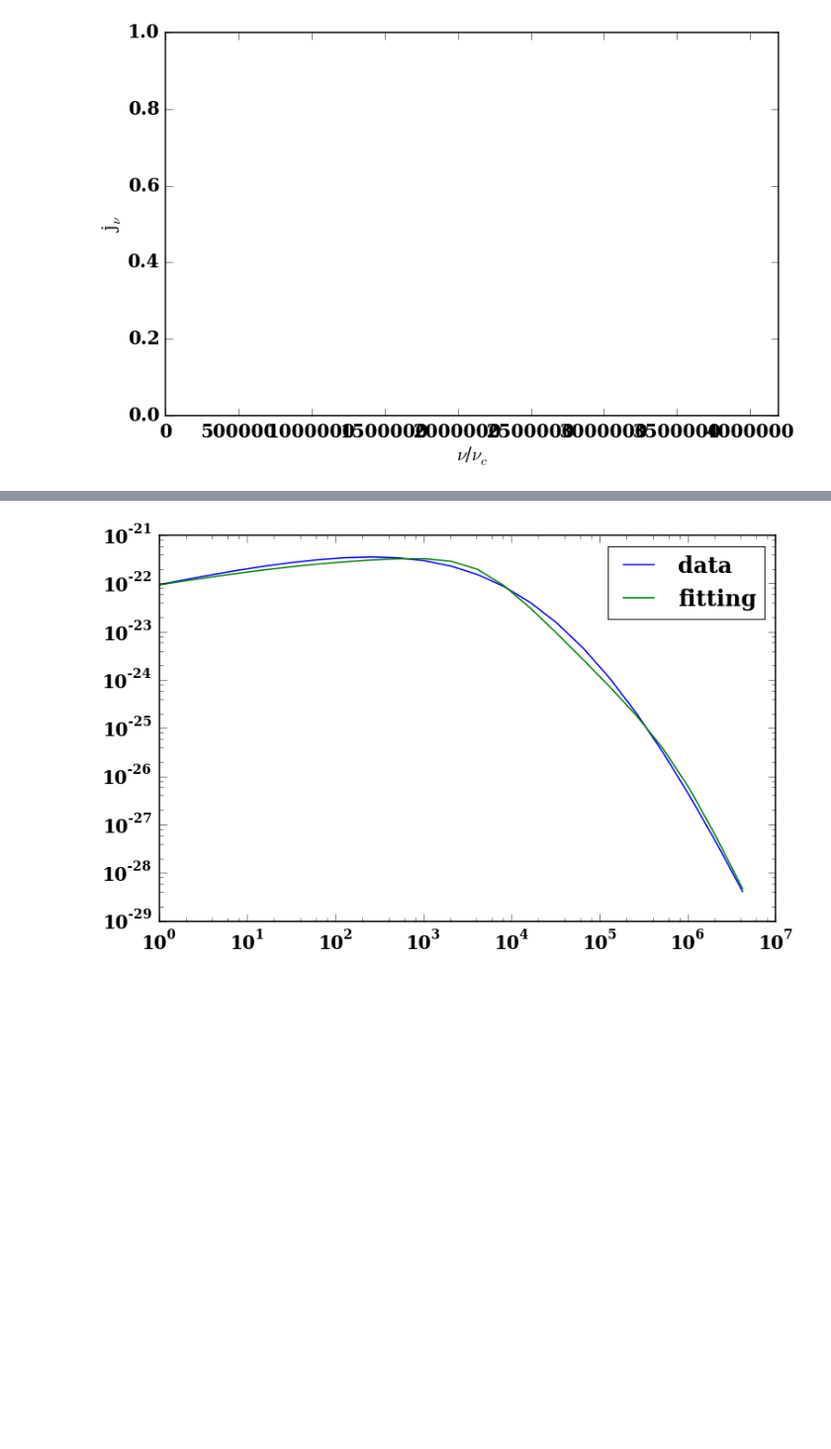
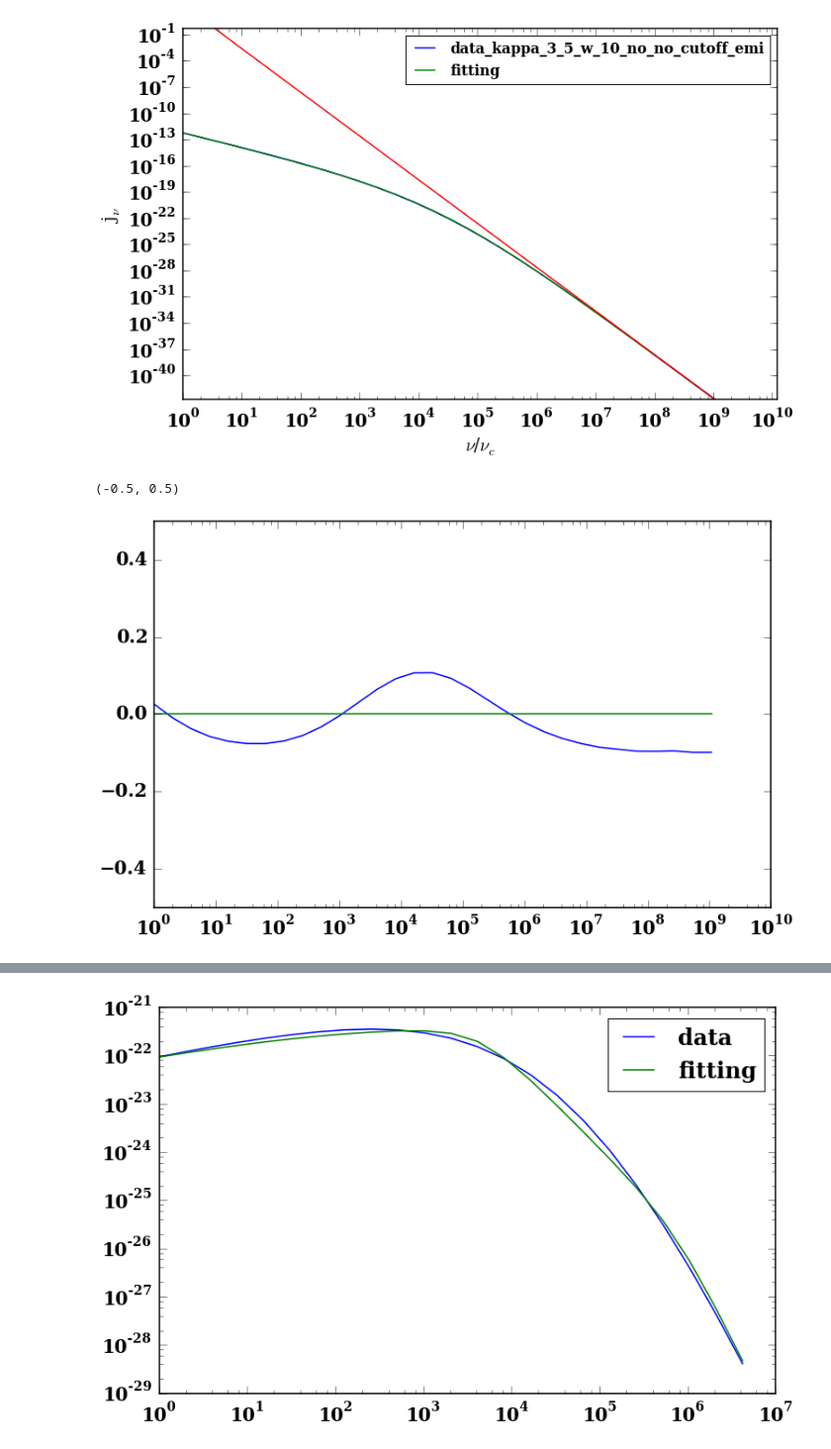
Before and after one commit to ZhaoweiZ/kappa_summer, a Jupyter notebook: finding_beautiful_formula.ipynb, the cells around one changed output, grey strips where cells are left out. Shown at 99% size. Cells and saved outputs as stored; diff of their text form; code cells hidden in the pictures; blank space fills up the shorter version.

```diff
--- a/finding_beautiful_formula.ipynb
+++ b/finding_beautiful_formula.ipynb
@@ -70,7 +70,7 @@ T_e = m * c**2 * theta_e / k
 #variables to be set (frequency, observer angle, width of delta function, electron number density,
 # sum index n)
 
-kappa = 10.
+kappa = 7.
 theta = np.pi/3.
 epsilon = 0.01
 n_e = 1.
@@ -144,7 +144,7 @@ def fit(nuratio):
     term1 = e**2. * 2.**(-kappa-5./2.) * (kappa-2.) * (kappa-1.) * kappa
     term2 = (np.pi/3.)**(1./2.-kappa/2.) * n_e * nu * (kappa*w)**(kappa-2.)
     term3 = np.sqrt((c*m*nu)/(np.sin(theta)*B*e))
-    term4 = ((B*e*np.sin(theta))/(c*m*nu))**((kappa+1.)/2.)
+    term4 = ((B*e*ndata_kappa_6_C_theta_10_no_cutoff_w_10_anup.sin(theta))/(c*m*nu))**((kappa+1.)/2.)
     term5 = (special.gamma((kappa-1.)/2. - special.gammainc((kappa-1.)/2., (4.*c*m*nu*np.pi)/(np.sin(theta)*3.*B*e))))
     ans = (term1*term2*term3*term4*term5)/c
     return ans
@@ -205,6 +205,7 @@ def anu_high(nuratio):
 
     nu = nuratio * nu_c
 
+    term0 = (3.04300859/kappa)**(4.74021557) + 0.60337814
     term1 = 1./(3. * B * (2. + kappa))
     term2 = 2.**((-1./2.) - kappa) * e * (- 2. + kappa ) * (-1. + kappa) * kappa
     term3 = n_e**2 * np.pi**(1. - kappa) * (kappa * w)**(-2. + kappa)
@@ -214,11 +215,10 @@ def anu_high(nuratio):
     term7 = special.gammainc(1. + kappa/2., 2. * c * m * nu * np.pi / (B * e * np.sin(theta)))
     term8 = (B * e * np.sin(theta)/(c * m * nu))**((3. + kappa)/2.)
 
-    f = term1 * term2 * term3 * term4 * (term5 - term6 * term7) * term8
+    f = term0 * term1 * term2 * term3 * term4 * (term5 - term6 * term7) * term8
 
     return f
 # %%
-
 #............................................emissivity......................................................#
 
 #.......................with cutoff.........................................................................#
@@ -367,13 +367,14 @@ data_thermal_python = np.loadtxt('/home/zhaowei/Documents/synchrotron_calculator
 def total_fitting(x):
     term1 = kappa_low(x)
     term2 = kappa_high(x)
-    a = 3. * kappa**(- 3./2.)
+    a = 3. * kappa**(-3./2.)
 #    f_mix = 1./(1./term1 + 1./term2)
 #    f_mix2= np.sqrt(1./((1./term1)**2 + (1./term2)**2))
     f_mix3= (1./((1./term1)**(a) + (1./term2)**(a)))**(1./a)
 #    f_mix4= (1./((1./(1.4 * term1))**(2./3.) + (1./( 1.2 * term2))**(2./3.)))**(3./2.)
 #    f_mix5= (1./((1./term1)**(4./5.) + (1./term2)**(4./5.)))**(5./4.)
 #    f_mix6= (1./((1./(1 * term1))**(2./3.) + (1./( term2))**(2./3.)))**(3./2.)
+
     return f_mix3
 
 
@@ -384,10 +385,7 @@ def total_fitting(x):
 def total_fitting_anu(x):
     term1 =  (1./(np.pi**4.))*(m*c)*anu_low(x)
     term2 = anu_high(x)
-    aa = -7.7516
-    ab = 3.64007
-    ac = 0.692185
-    a = (aa + ab*kappa)**(-ac)
+    a = (-1.74837507 + 1.57959943*kappa)**(- 0.86185468)
     f = (1./((1./term1)**(a) + (1./term2)**(a)))**(1./a)
     return f
 
@@ -395,9 +393,10 @@ def total_fitting_anu(x):
 #..................................................fitting function....................................#
 
 
+x_33 = data_kappa_7_C_theta_10_no_cutoff_w_10_anu[:,0]
+y_33 = data_kappa_7_C_theta_10_no_cutoff_w_10_anu[:,1]
 
-
-x = np.arange(0, 1.677722e+07, 1)
+#x = np.arange(0, 1.677722e+07, 1)
 
 
 #................................................plot data...............................................#
@@ -418,7 +417,7 @@ x = np.arange(0, 1.677722e+07, 1)
 #pl.loglog(data_kappa_3_5_C_theta_10_no_cutoff_w_8[:,0], data_kappa_3_5_C_theta_10_no_cutoff_w_8[:, 1], label = 'kappa_3.5_theta_10_no_cutoff_w_8')
 #pl.loglog(data_kappa_3_5_C_theta_10_no_cutoff_w_6[:,0], data_kappa_3_5_C_theta_10_no_cutoff_w_6[:, 1], label = 'kappa_3.5_theta_10_no_cutoff_w_6')
 #pl.loglog(data_kappa_3_5_C_theta_10_no_cutoff_w_4[:,0], data_kappa_3_5_C_theta_10_no_cutoff_w_4[:, 1], label = 'kappa_3.5_theta_10_no_cutoff_w_4')
-#pl.loglog(data_kappa_3_5_C_theta_10_no_cutoff_w_3[:,0], data_kappa_3_5_C_theta_10_no_cutoff_w_3[:, 1], label = 'kappa_3.5_theta_10_no_cutoff_w_3')
+#pl.loglog(data_kappa_3_5_C_thet-1.74837507,  1.57959943,  0.86185468-1.74837507,  1.57959943,  0.86185468-1.74837507,  1.57959943,  0.86185468a_10_no_cutoff_w_3[:,0], data_kappa_3_5_C_theta_10_no_cutoff_w_3[:, 1], label = 'kappa_3.5_theta_10_no_cutoff_w_3')
 #pl.loglog(data_kappa_5_C_theta_10_no_cutoff_w_10[:,0], data_kappa_5_C_theta_10_no_cutoff_w_10[:, 1], label = 'kappa_5_theta_10_no_cutoff_w_10')
 #pl.loglog(data_kappa_5_C_theta_10_no_cutoff_w_8[:,0], data_kappa_5_C_theta_10_no_cutoff_w_8[:, 1], label = 'kappa_5_theta_10_no_cutoff_w_8')
 
@@ -429,13 +428,13 @@ x = np.arange(0, 1.677722e+07, 1)
 
 #pl.loglog(data_kappa_3_5_C_theta_10_no_cutoff_w_6_anu[:, 0], data_kappa_3_5_C_theta_10_no_cutoff_w_6_anu[:,1], label = 'kappa_3_5_6_np_cutoff_anu')
 #pl.loglog(data_kappa_5_C_thetta_10_no_cutoff_w_6_anu[:, 0], data_kappa_5_C_thetta_10_no_cutoff_w_6_anu[:,1], label = 'kappa_5_10_np_cutoff_anu')
-#pl.loglog(data_kappa_3_5_C_theta_10_no_cutoff[:,0], data_kappa_3_5_C_theta_10_no_cutoff[:,1], label = 'data_kappa_3_5_w_10_no_no_cutoff_emi')
+pl.loglog(x_33, y_33, label = 'data_kappa_3_5_w_10_no_no_cutoff_emi')
 
 #..................................plot fitting formula.................................................#
 
 #pl.loglog(data_kappa_3_5_C_theta_10_no_cutoff[:,0], emi_fitting_low_prof(data_kappa_3_5_C_theta_10_no_cutoff[:,0] * nu_c), label = 'Prof fitting low')
 #pl.loglog(data_kappa_3_5_C_theta_10_no_cutoff[:,0], emi_fitting_mid_prof(data_kappa_3_5_C_theta_10_no_cutoff[:,0] * nu_c), label = 'Prof fitting mid')
-#l.loglog(data_kappa_3_5_C_theta_10_no_cutoff[:,0], kappa_low(data_kappa_3_5_C_theta_10_no_cutoff[:,0]), label = 'Prof fitting low')
+#pl.loglog(data_kappa_3_5_C_theta_10_no_cutoff[:,0], kappa_low(data_kappa_3_5_C_theta_10_no_cutoff[:,0]), label = 'Prof fitting low')
 #pl.loglog(data_kappa_3_5_C_theta_10_no_cutoff[:,0], kappa_high(data_kappa_3_5_C_theta_10_no_cutoff[:,0]), label = 'Prof fitting low')
 #pl.loglog(data_kappa_3_5_C_theta_10_no_cutoff[:,0], emi_fitting_mis_ours_2(data_kappa_3_5_C_theta_10_no_cutoff[:,0] * nu_c), label = 'check Prof')
 #pl.loglog(data_kappa_3_5_C_theta_10_no_cutoff[:,0], fit(data_kappa_3_5_C_theta_10_no_cutoff[:,0]), label = 'check')
@@ -446,53 +445,61 @@ x = np.arange(0, 1.677722e+07, 1)
 #pl.loglog(data_kappa_3_5_C_theta_10_no_cutoff_w_10_anu[:, 0], kappa_low_anu(data_kappa_3_5_C_theta_10_no_cutoff_w_10_anu[:, 0]), label = 'fitting low frequency')
 #pl.loglog(data_kappa_3_5_C_theta_10_no_cutoff[:,0], total_fitting(data_kappa_3_5_C_theta_10_no_cutoff[:,0]), label = 'fitting')
 
-#pl.loglog(data_kappa_3_5_C_theta_10_no_cutoff[:,0], total_beautiful_fitting_emi(data_kappa_3_5_C_theta_10_no_cutoff[:,0]), label = 'beautiful fitting')
+pl.loglog(x_33, total_fitting_anu(x_33), label = 'fitting')
 
+#pl.legend()
+#pl.show()
 
+#pl.semilogx(x_33, total_fitting_anu(x_33)/y_33 - 1., label = 'error')
 
 #pl.loglog(data_kappa_3_5_C_theta_10_no_cutoff_w_10_anu[:, 0], (1./w)*(1./(16.))*(m*c)*anu_low(data_kappa_3_5_C_theta_10_no_cutoff_w_10_anu[:, 0]))
 #pl.loglog(data_kappa_3_5_C_theta_10_no_cutoff_w_10_anu[:, 0], anu_high(data_kappa_3_5_C_theta_10_no_cutoff_w_10_anu[:, 0]))
 #pl.loglog(data_kappa_3_5_C_theta_10_no_cutoff_w_10_anu[:, 0], total_fitting_anu(data_kappa_3_5_C_theta_10_no_cutoff_w_10_anu[:,0]), label = 'fitting total')
 
-#pl.loglog(data_kappa_3_5_C_theta_10_no_cutoff_w_10_anu[:, 0], (1./(np.pi**4.))*(m*c)*anu_low(data_kappa_3_5_C_theta_10_no_cutoff_w_10_anu[:, 0]), label = 'low frequency fitting')
-#pl.loglog(data_kappa_3_5_C_theta_10_no_cutoff_w_10_anu[:, 0], anu_high(data_kappa_3_5_C_theta_10_no_cutoff_w_10_anu[:, 0]), label = 'high frquency fitting')
-#pl.loglog(data_kappa_3_5_C_theta_10_no_cutoff_w_10_anu[:, 0], total_fitting_anu(data_kappa_3_75_C_theta_10_no_cutoff_w_10_anu[:,0]), label = 'fitting')
+#pl.loglog(x_33, (1./(np.pi**4.))*(m*c)*anu_low(x_33), label = 'low frequency fitting')
+#pl.loglog(x_33, anu_high(x_33), label = 'high frquency fitting')
+#pl.loglog(data_kappa_5_C_thetta_10_no_cutoff_w_10_anu[:, 0], total_fitting_anu(data_kappa_5_C_thetta_10_no_cutoff_w_10_anu[:,0]), label = 'fitting')
 
 
 
 #pl.loglog(data_kappa_3_5_C_theta_10_no_cutoff_w_6_anu[:, 0], total_fitting_anu(data_kappa_3_5_C_theta_10_no_cutoff_w_6_anu[:,0]), label = 'fitting total')
 
-#pl.loglog(data_kappa_5_C_thetta_10_no_cutoff_w_6_anu[:, 0], anu_high(data_kappa_5_C_thetta_10_no_cutoff_w_6_anu[:, 0]))
+pl.loglog(x_33, anu_high(x_33))
 
 
-pl.xlim([0, 4.194304e+06])
-#pl.ylim([1e-14, 1e-11])
+pl.xlim([0, 1.194304e+10])
+pl.ylim([-0.5, 0.5])
 pl.xlabel("$\\nu$/$\\nu_c$")
 pl.ylabel("j$_\\nu$")
 pl.legend(loc = 'upper right', prop= {'size':16})
 pl.show()
 
-
+pl.semilogx(x_33, total_fitting_anu(x_33)/y_33 - 1., label = 'error')
+#pl.semilogx(x_33, anu_high(x_33)/y_33 - 1.)
+pl.semilogx(x_33, 0*anu_high(x_33))
+#pl.semilogx(x_33, 0*anu_high(x_33)-0.5)
 
 
 #................................................error......................................................#
 
 def error_here_here(x):
     ans = total_fitting(x)/data_kappa_3_5_C_theta_10[:,1] - 1
     return ans
 
 #pl.loglog(data_kappa_3_5_C_theta_10_no_cutoff[:,0], emi_fitting_low_prof(data_kappa_3_5_C_theta_10_no_cutoff[:,0] * nu_c), label = 'Prof fitting low')
 
 #pl.loglog(data_kappa_3_5_C_theta_10_no_cutoff[:,0], emi_fitting_mid_prof(data_kappa_3_5_C_theta_10_no_cutoff[:,0] * nu_c), label = 'Prof fitting mid')
 
 
 #pl.semilogx(data_kappa_3_5_C_theta_10[:,0], error_here_here(data_kappa_3_5_C_theta_10[:,0]*nu_c), label = 'fitting/data - 1')
 
 #pl.xlim([0, 1e6])
-#pl.ylim([-0.2,0.2])
+pl.ylim([-0.5,0.5])
 #pl.legend()
 #pl.show()
 
 #print 8. * np.pi**3
 # %% [output]
-[figure, old version]
+[figure, new version]
+(-0.5, 0.5)
+[figure, added]
```
Also changed, not shown: parts of 8 cells of this notebook, 4 other files.
